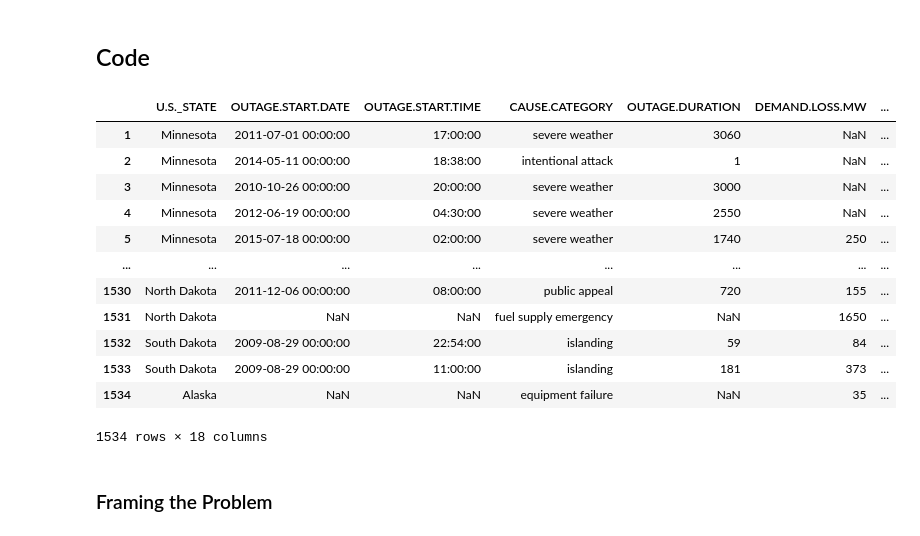
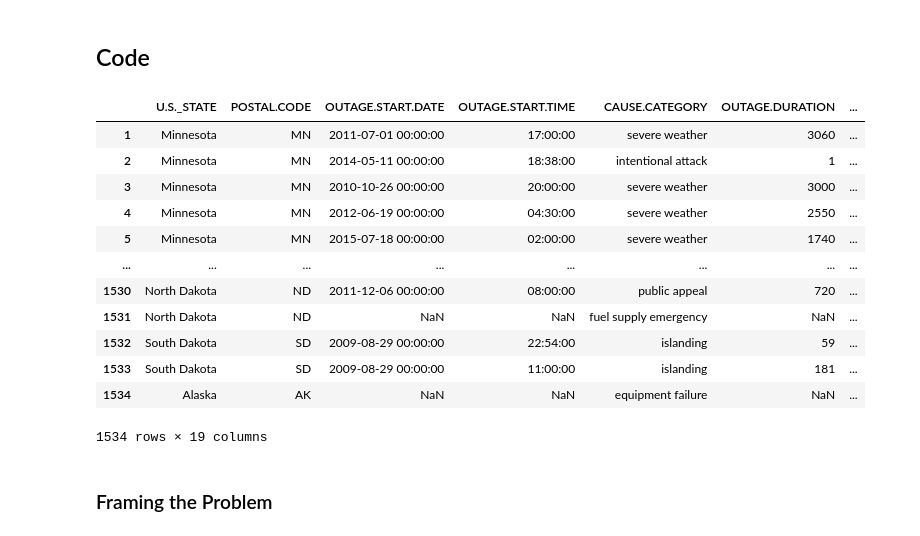
Before and after one commit to mofuwu/outages-model-building, a Jupyter notebook: template.ipynb, the cells around one changed output. Cells and saved outputs as stored; diff of their text form; code cells hidden in the pictures.

```diff
--- a/template.ipynb
+++ b/template.ipynb
@@ -15,23 +24,23 @@ import plotly.express as px
 pd.options.plotting.backend = 'plotly'
 # %%
 # load outage data
-outage = pd.read_excel('outage.xlsx', skiprows=5, usecols=['U.S._STATE', 'CAUSE.CATEGORY', 'OUTAGE.DURATION', 'DEMAND.LOSS.MW', 'RES.PERCEN', 'COM.PERCEN', 'IND.PERCEN', 'RES.PRICE', 'COM.PRICE', 'IND.PRICE', 'RES.SALES', 'COM.SALES', 'IND.SALES', 'RES.CUSTOMERS', 'COM.CUSTOMERS', 'IND.CUSTOMERS', 'OUTAGE.START.DATE', 'OUTAGE.START.TIME'])
+outage = pd.read_excel('outage.xlsx', skiprows=5, usecols=['U.S._STATE', 'POSTAL.CODE', 'CAUSE.CATEGORY', 'OUTAGE.DURATION', 'DEMAND.LOSS.MW', 'RES.PERCEN', 'COM.PERCEN', 'IND.PERCEN', 'RES.PRICE', 'COM.PRICE', 'IND.PRICE', 'RES.SALES', 'COM.SALES', 'IND.SALES', 'RES.CUSTOMERS', 'COM.CUSTOMERS', 'IND.CUSTOMERS', 'OUTAGE.START.DATE', 'OUTAGE.START.TIME'])
 outage = outage.drop(index=0)
 outage
 # %% [output]
-|  | U.S._STATE | OUTAGE.START.DATE | OUTAGE.START.TIME | CAUSE.CATEGORY | OUTAGE.DURATION | DEMAND.LOSS.MW | ... |
-| 1 | Minnesota | 2011-07-01 00:00:00 | 17:00:00 | severe weather | 3060 | NaN | ... |
-| 2 | Minnesota | 2014-05-11 00:00:00 | 18:38:00 | intentional attack | 1 | NaN | ... |
-| 3 | Minnesota | 2010-10-26 00:00:00 | 20:00:00 | severe weather | 3000 | NaN | ... |
-| 4 | Minnesota | 2012-06-19 00:00:00 | 04:30:00 | severe weather | 2550 | NaN | ... |
-| 5 | Minnesota | 2015-07-18 00:00:00 | 02:00:00 | severe weather | 1740 | 250 | ... |
+|  | U.S._STATE | POSTAL.CODE | OUTAGE.START.DATE | OUTAGE.START.TIME | CAUSE.CATEGORY | OUTAGE.DURATION | ... |
+| 1 | Minnesota | MN | 2011-07-01 00:00:00 | 17:00:00 | severe weather | 3060 | ... |
+| 2 | Minnesota | MN | 2014-05-11 00:00:00 | 18:38:00 | intentional attack | 1 | ... |
+| 3 | Minnesota | MN | 2010-10-26 00:00:00 | 20:00:00 | severe weather | 3000 | ... |
+| 4 | Minnesota | MN | 2012-06-19 00:00:00 | 04:30:00 | severe weather | 2550 | ... |
+| 5 | Minnesota | MN | 2015-07-18 00:00:00 | 02:00:00 | severe weather | 1740 | ... |
 | ... | ... | ... | ... | ... | ... | ... | ... |
-| 1530 | North Dakota | 2011-12-06 00:00:00 | 08:00:00 | public appeal | 720 | 155 | ... |
-| 1531 | North Dakota | NaN | NaN | fuel supply emergency | NaN | 1650 | ... |
-| 1532 | South Dakota | 2009-08-29 00:00:00 | 22:54:00 | islanding | 59 | 84 | ... |
-| 1533 | South Dakota | 2009-08-29 00:00:00 | 11:00:00 | islanding | 181 | 373 | ... |
-| 1534 | Alaska | NaN | NaN | equipment failure | NaN | 35 | ... |
+| 1530 | North Dakota | ND | 2011-12-06 00:00:00 | 08:00:00 | public appeal | 720 | ... |
+| 1531 | North Dakota | ND | NaN | NaN | fuel supply emergency | NaN | ... |
+| 1532 | South Dakota | SD | 2009-08-29 00:00:00 | 22:54:00 | islanding | 59 | ... |
+| 1533 | South Dakota | SD | 2009-08-29 00:00:00 | 11:00:00 | islanding | 181 | ... |
+| 1534 | Alaska | AK | NaN | NaN | equipment failure | NaN | ... |
-1534 rows × 18 columns
+1534 rows × 19 columns
 # %% [markdown]
 ### Framing the Problem
 # %% [markdown]
```
Also changed, not shown: parts of 16 cells of this notebook, 1 other file.
